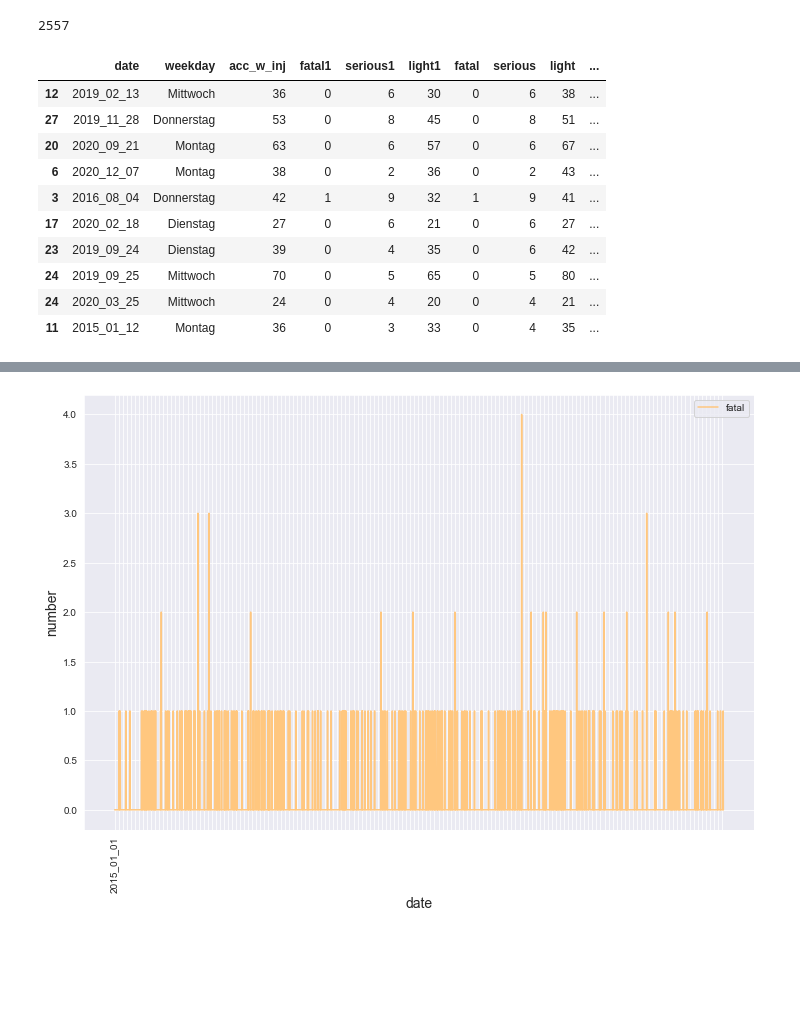
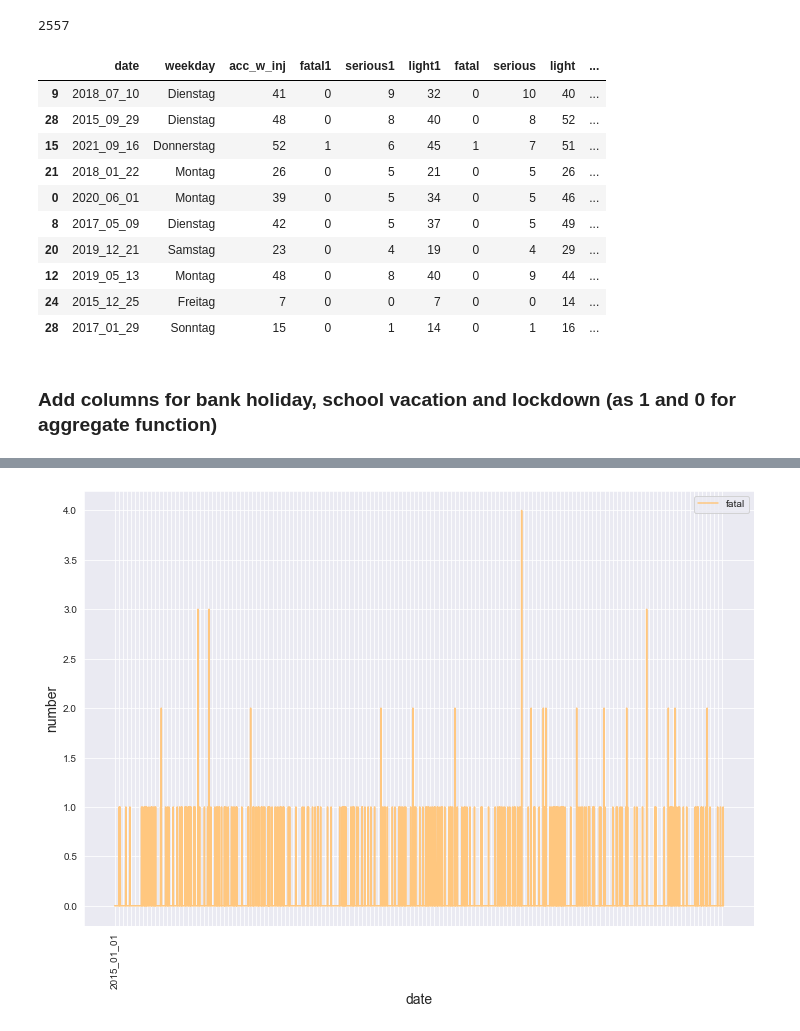
Before and after one commit to SEberwein/Berlin_traffic_accidents_2018-2020, a Jupyter notebook: extract_xlsx_data.ipynb, the cells around one changed output, grey strips where cells are left out. Drawn from its saved outputs; the diff is of its cells as text; code cells hidden in the pictures; blank space fills up the shorter version.

```diff
--- a/extract_xlsx_data.ipynb
+++ b/extract_xlsx_data.ipynb
@@ -272,16 +272,18 @@ len(data)
 for col in data1.columns:
     data1[col] = list(map(lambda x: 0 if str(x) == "–" else x, data[col]))
 # %%
-data1.sample(10)
+data.sample(10)
 # %% [output]
 |  | date | weekday | acc_w_inj | fatal1 | serious1 | light1 | fatal | serious | light | ... |
-| 12 | 2019_02_13 | Mittwoch | 36 | 0 | 6 | 30 | 0 | 6 | 38 | ... |
-| 27 | 2019_11_28 | Donnerstag | 53 | 0 | 8 | 45 | 0 | 8 | 51 | ... |
-| 20 | 2020_09_21 | Montag | 63 | 0 | 6 | 57 | 0 | 6 | 67 | ... |
-| 6 | 2020_12_07 | Montag | 38 | 0 | 2 | 36 | 0 | 2 | 43 | ... |
-| 3 | 2016_08_04 | Donnerstag | 42 | 1 | 9 | 32 | 1 | 9 | 41 | ... |
-| 17 | 2020_02_18 | Dienstag | 27 | 0 | 6 | 21 | 0 | 6 | 27 | ... |
-| 23 | 2019_09_24 | Dienstag | 39 | 0 | 4 | 35 | 0 | 6 | 42 | ... |
-| 24 | 2019_09_25 | Mittwoch | 70 | 0 | 5 | 65 | 0 | 5 | 80 | ... |
-| 24 | 2020_03_25 | Mittwoch | 24 | 0 | 4 | 20 | 0 | 4 | 21 | ... |
-| 11 | 2015_01_12 | Montag | 36 | 0 | 3 | 33 | 0 | 4 | 35 | ... |
+| 9 | 2018_07_10 | Dienstag | 41 | 0 | 9 | 32 | 0 | 10 | 40 | ... |
+| 28 | 2015_09_29 | Dienstag | 48 | 0 | 8 | 40 | 0 | 8 | 52 | ... |
+| 15 | 2021_09_16 | Donnerstag | 52 | 1 | 6 | 45 | 1 | 7 | 51 | ... |
+| 21 | 2018_01_22 | Montag | 26 | 0 | 5 | 21 | 0 | 5 | 26 | ... |
+| 0 | 2020_06_01 | Montag | 39 | 0 | 5 | 34 | 0 | 5 | 46 | ... |
+| 8 | 2017_05_09 | Dienstag | 42 | 0 | 5 | 37 | 0 | 5 | 49 | ... |
+| 20 | 2019_12_21 | Samstag | 23 | 0 | 4 | 19 | 0 | 4 | 29 | ... |
+| 12 | 2019_05_13 | Montag | 48 | 0 | 8 | 40 | 0 | 9 | 44 | ... |
+| 24 | 2015_12_25 | Freitag | 7 | 0 | 0 | 7 | 0 | 0 | 14 | ... |
+| 28 | 2017_01_29 | Sonntag | 15 | 0 | 1 | 14 | 0 | 1 | 16 | ... |
+# %% [markdown]
+### Add columns for bank holiday, school vacation and lockdown (as 1 and 0 for aggregate function)
```
Also changed, not shown: parts of 4 cells of this notebook, 5 other files.
